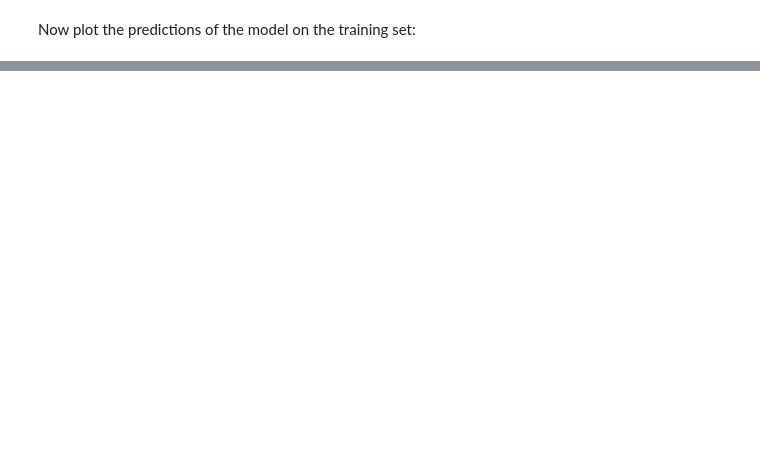
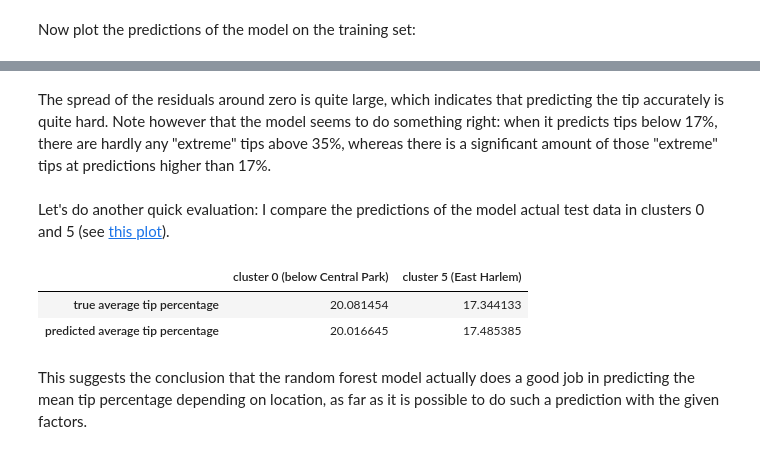
Before and after one commit to jdoepfert/nyc_taxi_tips, a Jupyter notebook: data_exploration_and_modeling.ipynb, the cells around one changed output, grey strips where cells are left out. Saved outputs shown, nothing was run; the diff lists cells and outputs as text; code cells hidden in the pictures; blank space fills up the shorter version.

```diff
--- a/data_exploration_and_modeling.ipynb
+++ b/data_exploration_and_modeling.ipynb
@@ -244,0 +262,16 @@ MAE random forest test/train: 4.60/4.56
+# %% [markdown]
+The spread of the residuals around zero is quite large, which indicates that predicting the tip accurately is quite hard. Note however that the model seems to do something right: when it predicts tips below 17%, there are hardly any "extreme" tips above 35%, whereas there is a significant amount of those "extreme" tips at predictions higher than 17%.
+# %% [markdown]
+Let's do another quick evaluation: I compare the predictions of the model actual test data in clusters 0 and 5 (see [this plot](#kmeans)).
+# %%
+pd.DataFrame({'cluster 0 (below Central Park)':[y_test[df.loc[X_test.index].cluster_id == 0].mean(),
+                                                rf.predict(X_test[df.loc[X_test.index].cluster_id == 0]).mean()],
+              'cluster 5 (East Harlem)':[y_test[df.loc[X_test.index].cluster_id == 5].mean(),
+                                         rf.predict(X_test[df.loc[X_test.index].cluster_id == 5]).mean()]},
+              index=['true average tip percentage', 'predicted average tip percentage'])
+# %% [output]
+|  | cluster 0 (below Central Park) | cluster 5 (East Harlem) |
+| true average tip percentage | 20.081454 | 17.344133 |
+| predicted average tip percentage | 20.016645 | 17.485385 |
+# %% [markdown]
+This suggests the conclusion that the random forest model actually does a good job in predicting the mean tip percentage depending on location, as far as it is possible to do such a prediction with the given factors.
```
Also changed, not shown: parts of 14 cells of this notebook, 1 other file.
